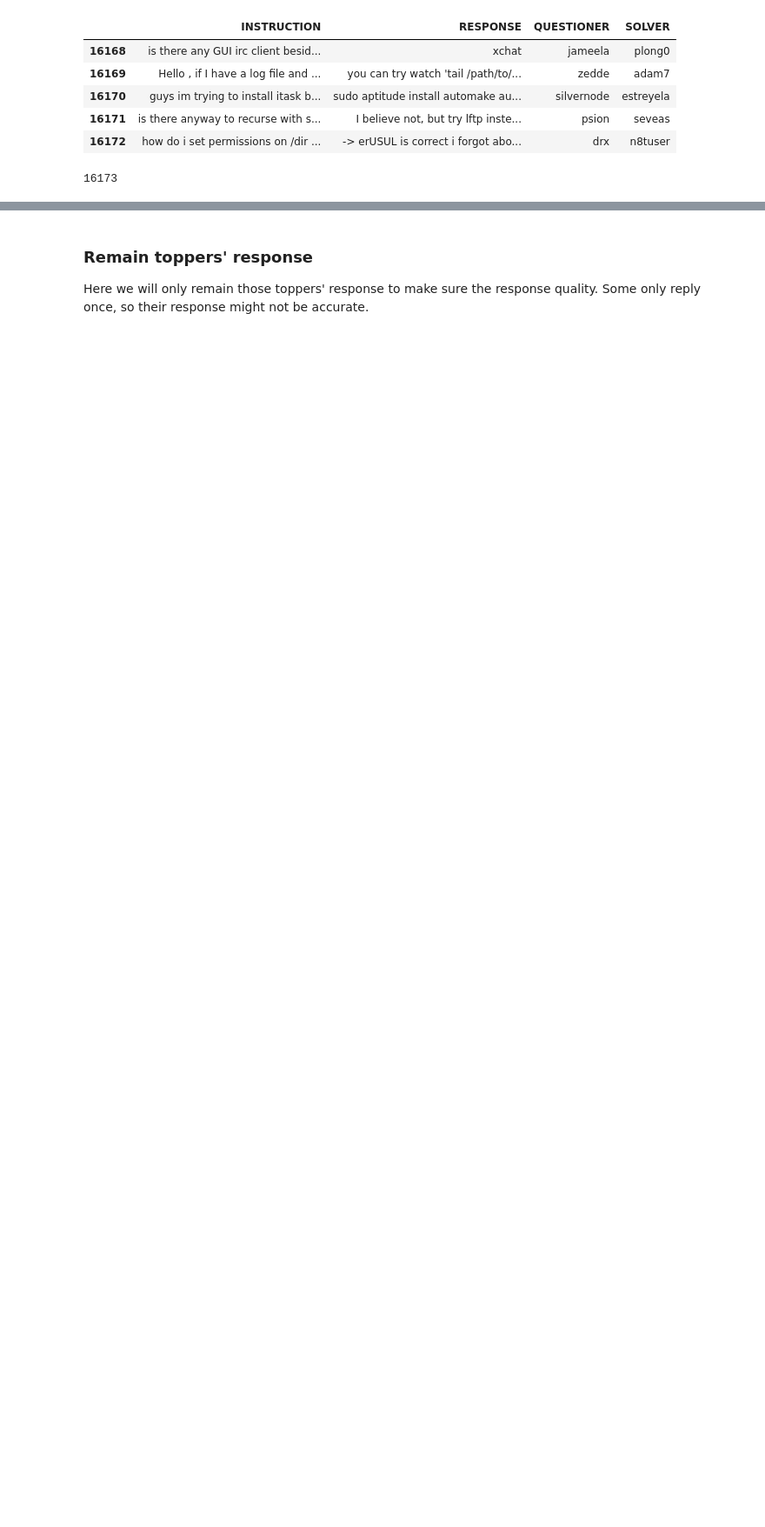
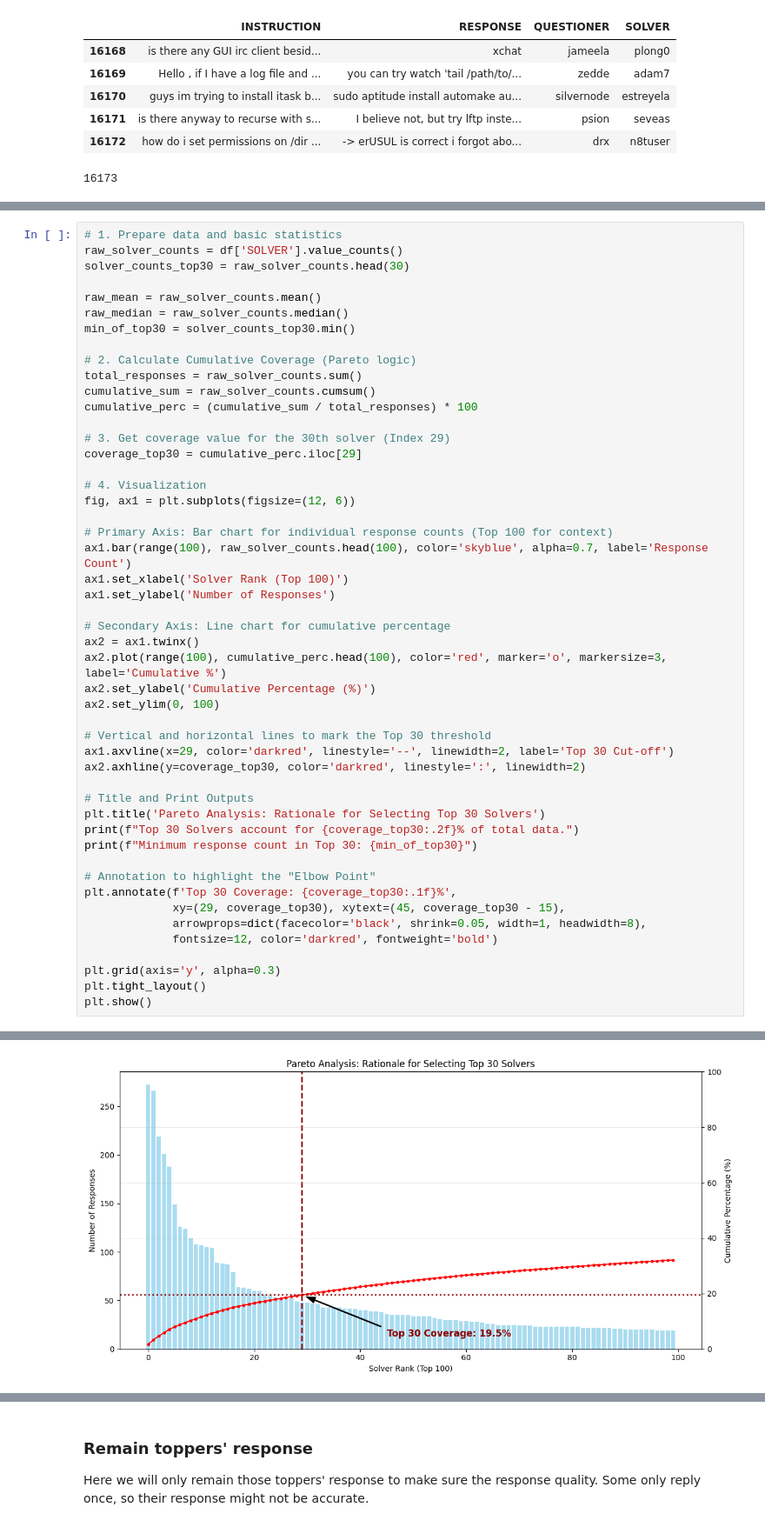
Before and after one commit to virwang/Fanshawe_NLP01, a Jupyter notebook: project/NLP_Project.ipynb, the cells around one changed output, grey strips where cells are left out. Shown at 87% size. Saved outputs shown, nothing was run; the diff lists cells and outputs as text; blank space fills up the shorter version.

Commit message:
add Evaluation graph

```diff
--- a/project/NLP_Project.ipynb
+++ b/project/NLP_Project.ipynb
@@ -151,0 +153,50 @@ print(len(df))
+# %%
+# 1. Prepare data and basic statistics
+raw_solver_counts = df['SOLVER'].value_counts()
+solver_counts_top30 = raw_solver_counts.head(30)
+
+raw_mean = raw_solver_counts.mean()
+raw_median = raw_solver_counts.median()
+min_of_top30 = solver_counts_top30.min()
+
+# 2. Calculate Cumulative Coverage (Pareto logic)
+total_responses = raw_solver_counts.sum()
+cumulative_sum = raw_solver_counts.cumsum()
+cumulative_perc = (cumulative_sum / total_responses) * 100
+
+# 3. Get coverage value for the 30th solver (Index 29)
+coverage_top30 = cumulative_perc.iloc[29]
+
+# 4. Visualization
+fig, ax1 = plt.subplots(figsize=(12, 6))
+
+# Primary Axis: Bar chart for individual response counts (Top 100 for context)
+ax1.bar(range(100), raw_solver_counts.head(100), color='skyblue', alpha=0.7, label='Response Count')
+ax1.set_xlabel('Solver Rank (Top 100)')
+ax1.set_ylabel('Number of Responses')
+
+# Secondary Axis: Line chart for cumulative percentage
+ax2 = ax1.twinx()
+ax2.plot(range(100), cumulative_perc.head(100), color='red', marker='o', markersize=3, label='Cumulative %')
+ax2.set_ylabel('Cumulative Percentage (%)')
+ax2.set_ylim(0, 100)
+
+# Vertical and horizontal lines to mark the Top 30 threshold
+ax1.axvline(x=29, color='darkred', linestyle='--', linewidth=2, label='Top 30 Cut-off')
+ax2.axhline(y=coverage_top30, color='darkred', linestyle=':', linewidth=2)
+
+# Title and Print Outputs
+plt.title('Pareto Analysis: Rationale for Selecting Top 30 Solvers')
+print(f"Top 30 Solvers account for {coverage_top30:.2f}% of total data.")
+print(f"Minimum response count in Top 30: {min_of_top30}")
+
+# Annotation to highlight the "Elbow Point"
+plt.annotate(f'Top 30 Coverage: {coverage_top30:.1f}%',
+             xy=(29, coverage_top30), xytext=(45, coverage_top30 - 15),
+             arrowprops=dict(facecolor='black', shrink=0.05, width=1, headwidth=8),
+             fontsize=12, color='darkred', fontweight='bold')
+
+plt.grid(axis='y', alpha=0.3)
+plt.tight_layout()
+plt.show()
+# %% [output]
@@ -152 +205,2 @@ print(len(df))
+[figure, added]
 # %% [markdown]
```
Also changed, not shown: parts of 21 cells of this notebook.
